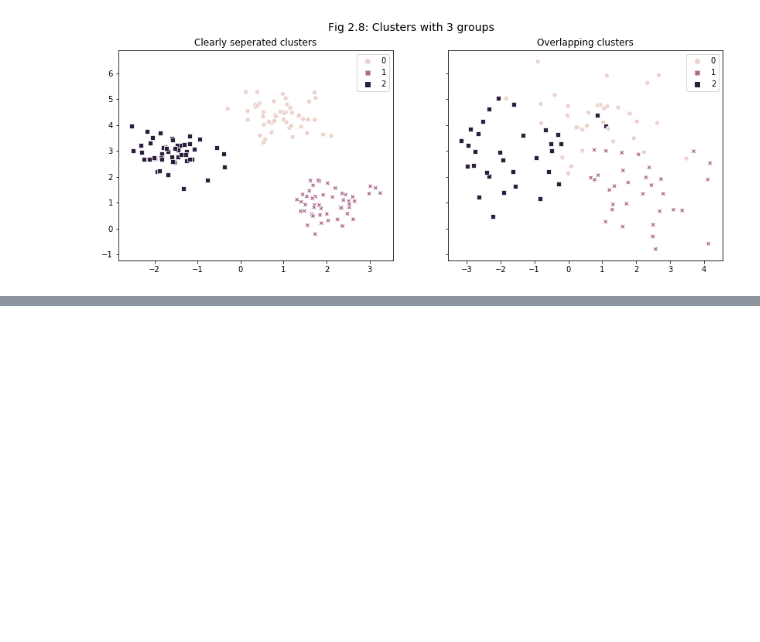
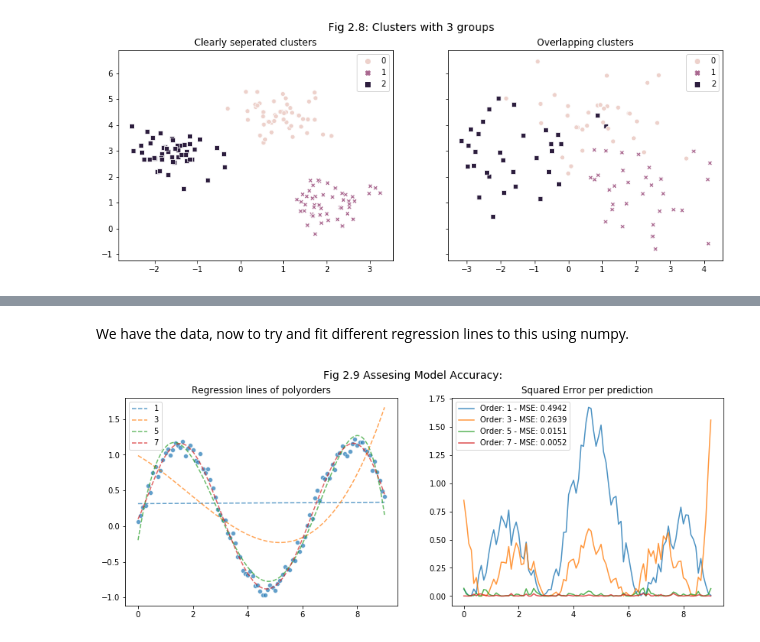
Before and after one commit to khalido/ISLR, a Jupyter notebook: python/ch_2.ipynb, the cells around one changed output, grey strips where cells are left out. Cells and saved outputs as stored; diff of their text form; code cells hidden in the pictures; blank space fills up the shorter version.

```diff
--- a/python/ch_2.ipynb
+++ b/python/ch_2.ipynb
@@ -167,0 +155,27 @@ model.fit()
+# %% [markdown]
+We have the data, now to try and fit different regression lines to this using numpy.
+# %%
+fig, (ax, ax1) = plt.subplots(1,2, figsize=(14,5))
+fig.suptitle("Fig 2.9 Assesing Model Accuracy: ", size=14)
+
+ax.set_title("Regression lines of polyorders")
+
+sns.scatterplot(x,y, ax=ax, alpha=0.7)
+
+for order in np.arange(1,9,2):
+    z = np.polyfit(x, y, order)
+    p = np.poly1d(z)
+    preds = p(x)
+    ax.plot(x, preds, label=f"{order}", alpha=0.7, ls="--")
+    errors = np.square(y - preds)
+
+    ax1.plot(x, errors, alpha=0.8, label=f"Order: {order} - MSE: {np.mean(errors):.4f}")
+
+#handles, labels = ax.get_legend_handles_labels()
+#fig.legend(handles, labels, loc="center right", fontsize=13)
+ax.legend()
+ax1.legend()
+
+ax1.set_title("Squared Error per prediction");
+# %% [output]
+[figure, added]
```
Also changed, not shown: parts of 50 cells of this notebook, 2 other files.
